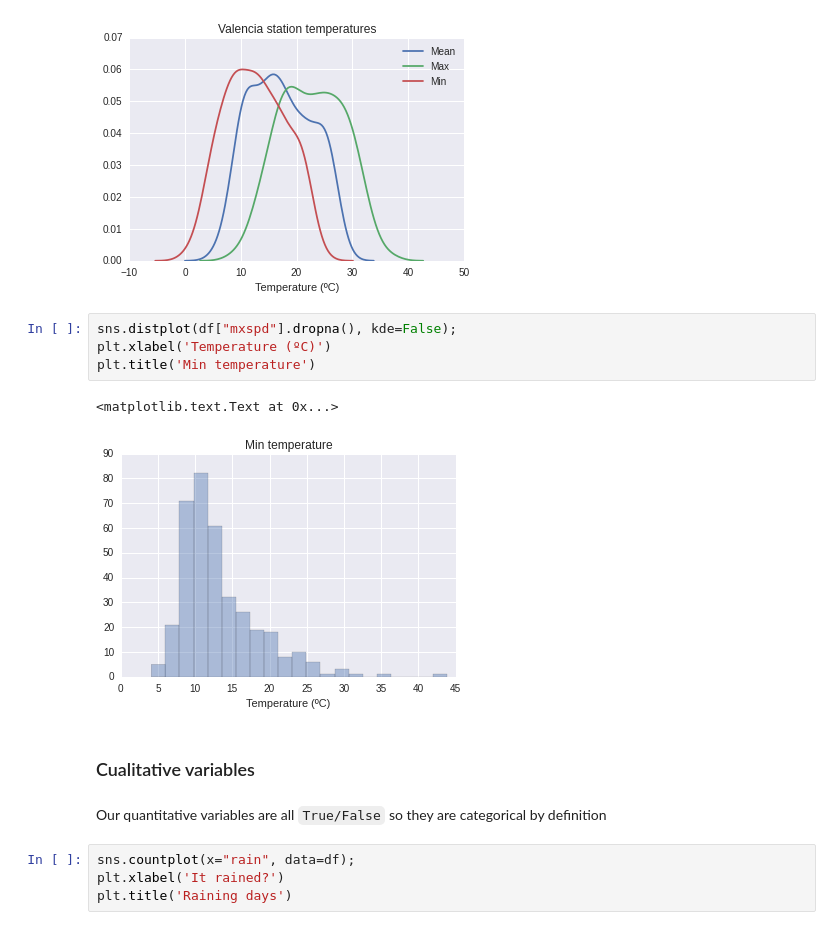
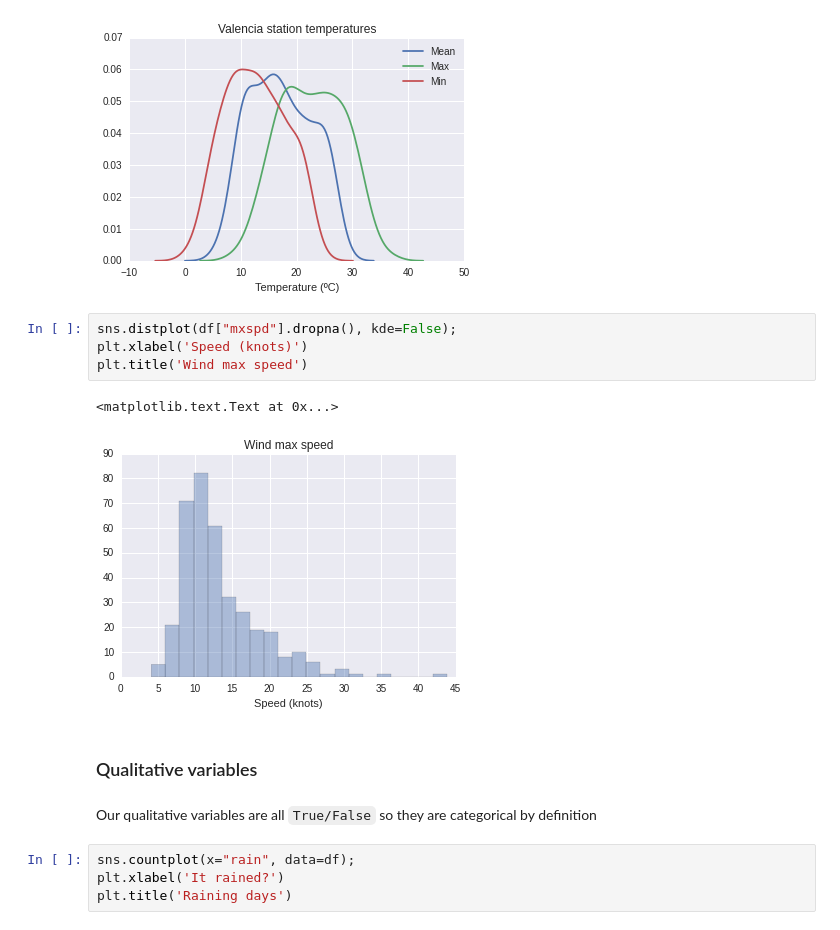
Before and after one commit to ibrahim85/dataviz15, a Jupyter notebook: assignments/week04/vizs.ipynb, the cells around one changed output. Drawn from its saved outputs; the diff is of its cells as text.

```diff
--- a/assignments/week04/vizs.ipynb
+++ b/assignments/week04/vizs.ipynb
@@ -150,15 +150,15 @@ plt.title('Valencia station temperatures')
 [figure]
 # %%
 sns.distplot(df["mxspd"].dropna(), kde=False);
-plt.xlabel('Temperature (ºC)')
-plt.title('Min temperature')
+plt.xlabel('Speed (knots)')
+plt.title('Wind max speed')
 # %% [output]
 <matplotlib.text.Text at 0x...>
-[figure, old version]
+[figure, new version]
 # %% [markdown]
-### Cualitative variables
+### Qualitative variables
 # %% [markdown]
-Our quantitative variables are all `True/False` so they are categorical by definition
+Our qualitative variables are all `True/False` so they are categorical by definition
 # %%
 sns.countplot(x="rain", data=df);
 plt.xlabel('It rained?')
```
Also changed, not shown: parts of 2 cells of this notebook.
